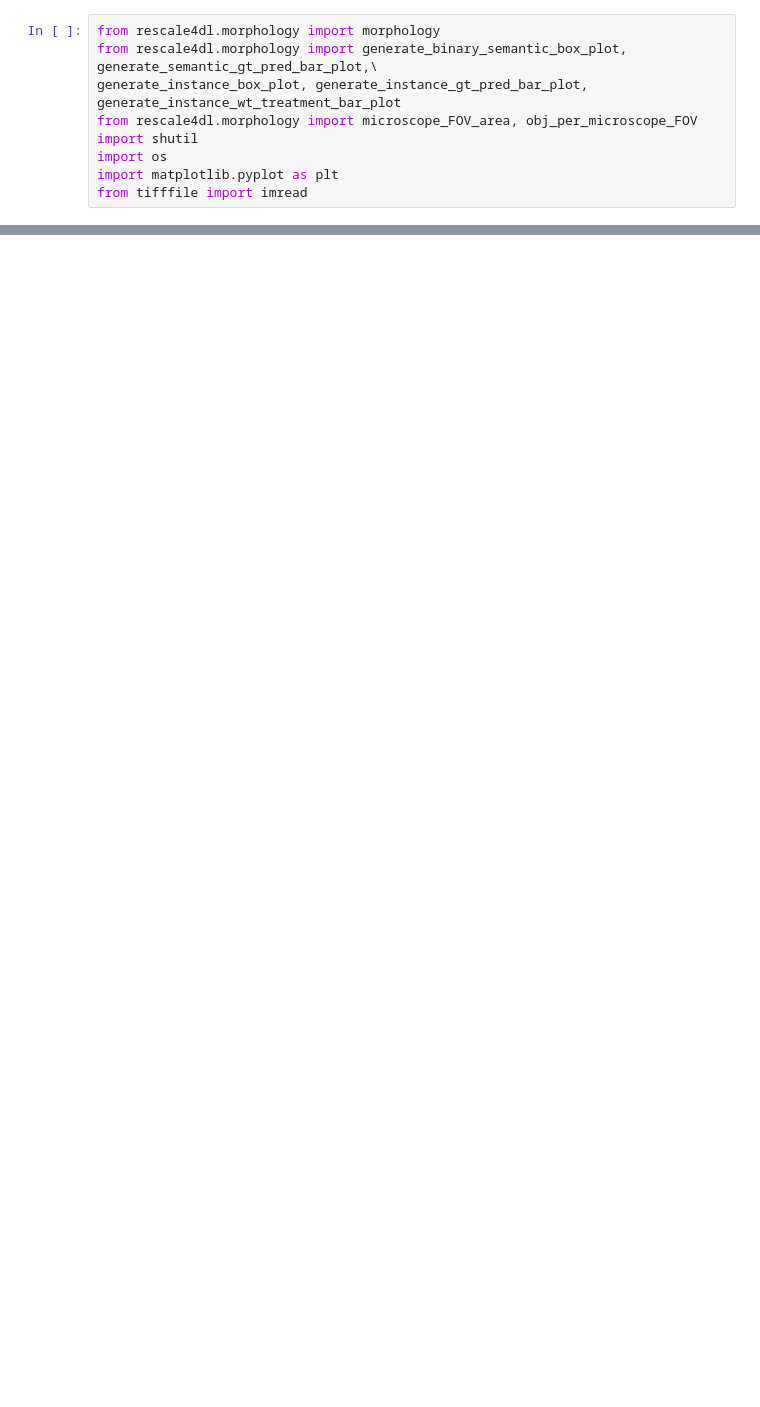
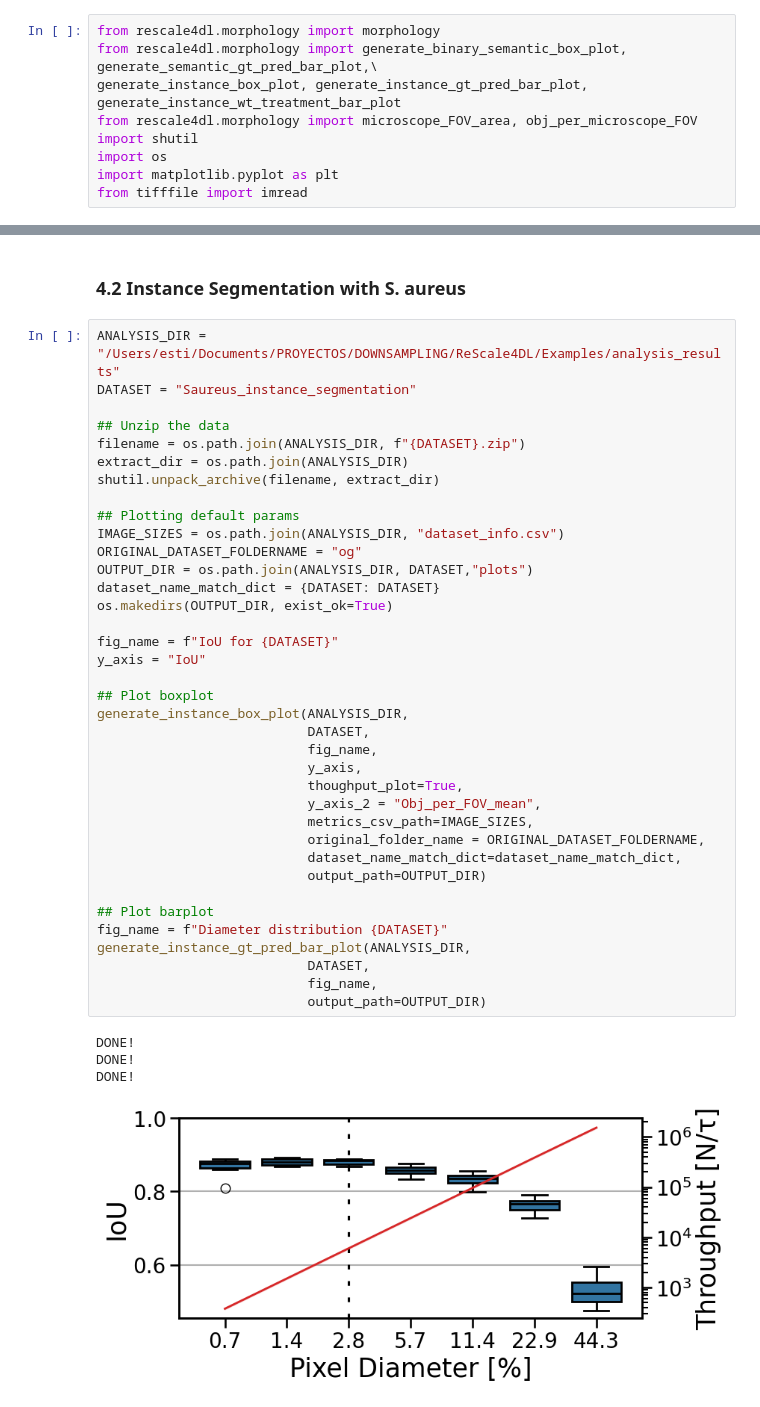
Before and after one commit to HenriquesLab/ReScale4DL, a Jupyter notebook: Notebooks/Evaluate_Segmentation.ipynb, the cells around one changed output, grey strips where cells are left out. Cells and saved outputs as stored; diff of their text form; blank space fills up the shorter version.

```diff
--- a/Notebooks/Evaluate_Segmentation.ipynb
+++ b/Notebooks/Evaluate_Segmentation.ipynb
@@ -262,0 +257,44 @@ DONE!
+# %% [markdown]
+### 4.2 Instance Segmentation with S. aureus
+# %%
+ANALYSIS_DIR = "/Users/esti/Documents/PROYECTOS/DOWNSAMPLING/ReScale4DL/Examples/analysis_results"
+DATASET = "Saureus_instance_segmentation"
+
+## Unzip the data
+filename = os.path.join(ANALYSIS_DIR, f"{DATASET}.zip")
+extract_dir = os.path.join(ANALYSIS_DIR)
+shutil.unpack_archive(filename, extract_dir)
+
+## Plotting default params
+IMAGE_SIZES = os.path.join(ANALYSIS_DIR, "dataset_info.csv")
+ORIGINAL_DATASET_FOLDERNAME = "og"
+OUTPUT_DIR = os.path.join(ANALYSIS_DIR, DATASET,"plots")
+dataset_name_match_dict = {DATASET: DATASET}
+os.makedirs(OUTPUT_DIR, exist_ok=True)
+
+fig_name = f"IoU for {DATASET}"
+y_axis = "IoU"
+
+## Plot boxplot
+generate_instance_box_plot(ANALYSIS_DIR,
+                           DATASET,
+                           fig_name,
+                           y_axis,
+                           thoughput_plot=True,
+                           y_axis_2 = "Obj_per_FOV_mean",
+                           metrics_csv_path=IMAGE_SIZES,
+                           original_folder_name = ORIGINAL_DATASET_FOLDERNAME,
+                           dataset_name_match_dict=dataset_name_match_dict,
+                           output_path=OUTPUT_DIR)
+
+## Plot barplot
+fig_name = f"Diameter distribution {DATASET}"
+generate_instance_gt_pred_bar_plot(ANALYSIS_DIR,
+                           DATASET,
+                           fig_name,
+                           output_path=OUTPUT_DIR)
+# %% [output]
+DONE!
+DONE!
+DONE!
+[figure, added]
```
Also changed, not shown: parts of 36 cells of this notebook, 4 other files.
